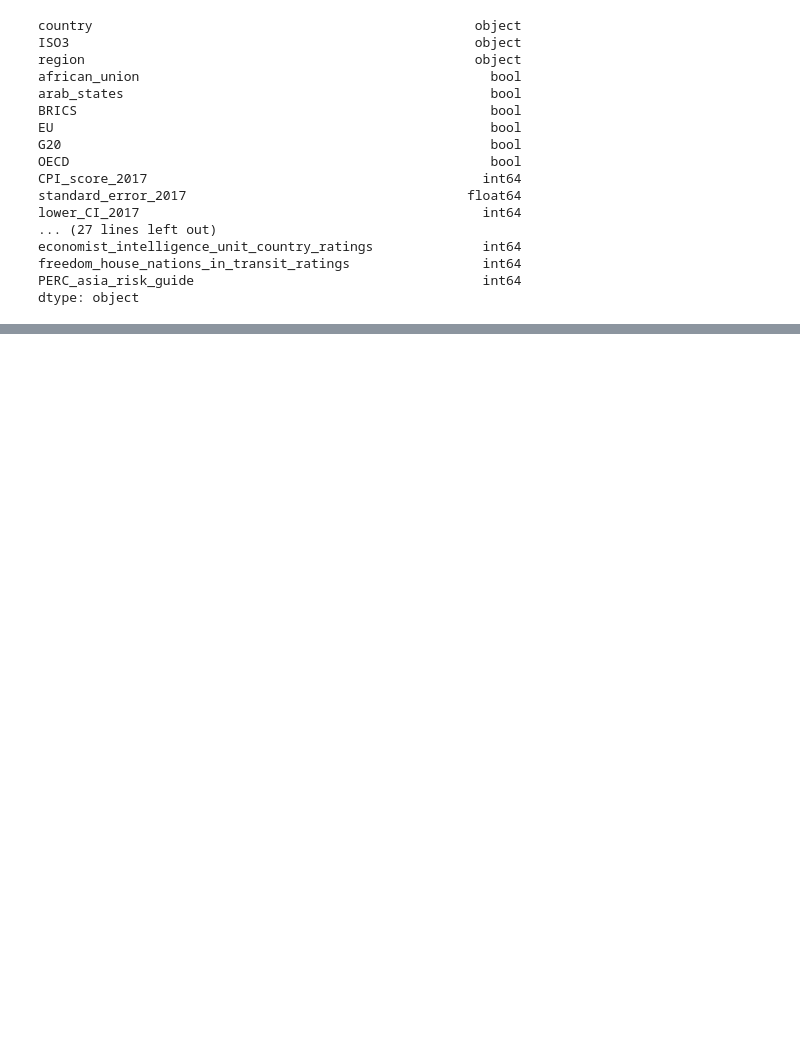
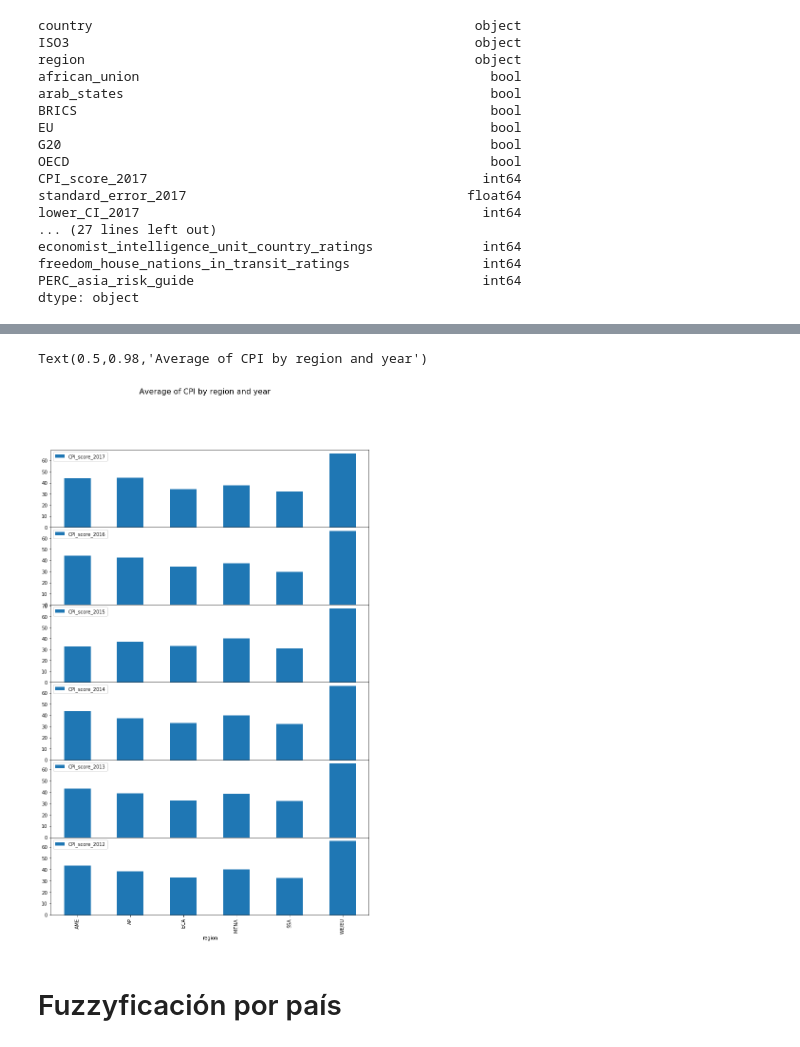
Before and after one commit to JoanMartin/UIB-MasterInBigData, a Jupyter notebook: Statistical-Techniques-with-Fuzzy-Information/Corruption_perception_index/Corruption Perceptions Index.ipynb, the cells around one changed output, grey strips where cells are left out. Cells and saved outputs as stored; diff of their text form; code cells hidden in the pictures; blank space fills up the shorter version.

```diff
--- a/Statistical-Techniques-with-Fuzzy-Information/Corruption_perception_index/Corruption Perceptions Index.ipynb
+++ b/Statistical-Techniques-with-Fuzzy-Information/Corruption_perception_index/Corruption Perceptions Index.ipynb
@@ -147,0 +154,25 @@ plt.grid(axis='y')
+# %%
+cpis = ['CPI_score_2017',
+        'CPI_score_2016',
+        'CPI_score_2015',
+        'CPI_score_2014',
+        'CPI_score_2013',
+        'CPI_score_2012']
+
+number_of_subplots = len(cpis)
+fig, ax = plt.subplots(number_of_subplots, 1)
+plt.subplots_adjust(hspace=0.000)
+
+for i, cpi in enumerate(cpis):
+    data_cpi = data[['region', cpi]]
+    data_region_group = data_cpi.groupby('region').mean()
+
+    data_region_group.plot(kind='bar', legend=True,
+                           figsize=(12, 18), ax=ax[i])
+
+fig.suptitle('Average of CPI by region and year', fontsize=16)
+# %% [output]
+Text(0.5,0.98,'Average of CPI by region and year')
+[figure, added]
+# %% [markdown]
+# Fuzzyficación por país
```
Also changed, not shown: parts of 8 cells of this notebook.
